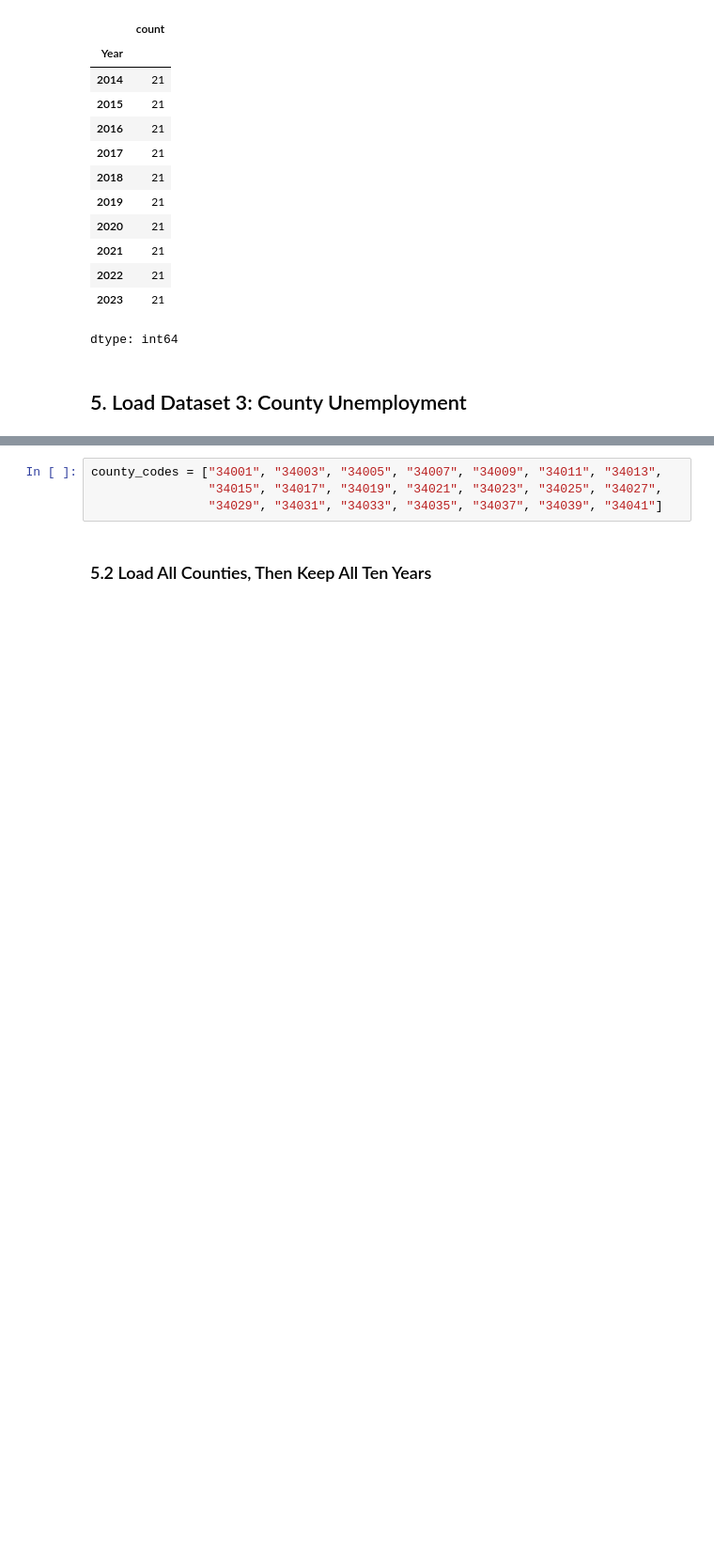
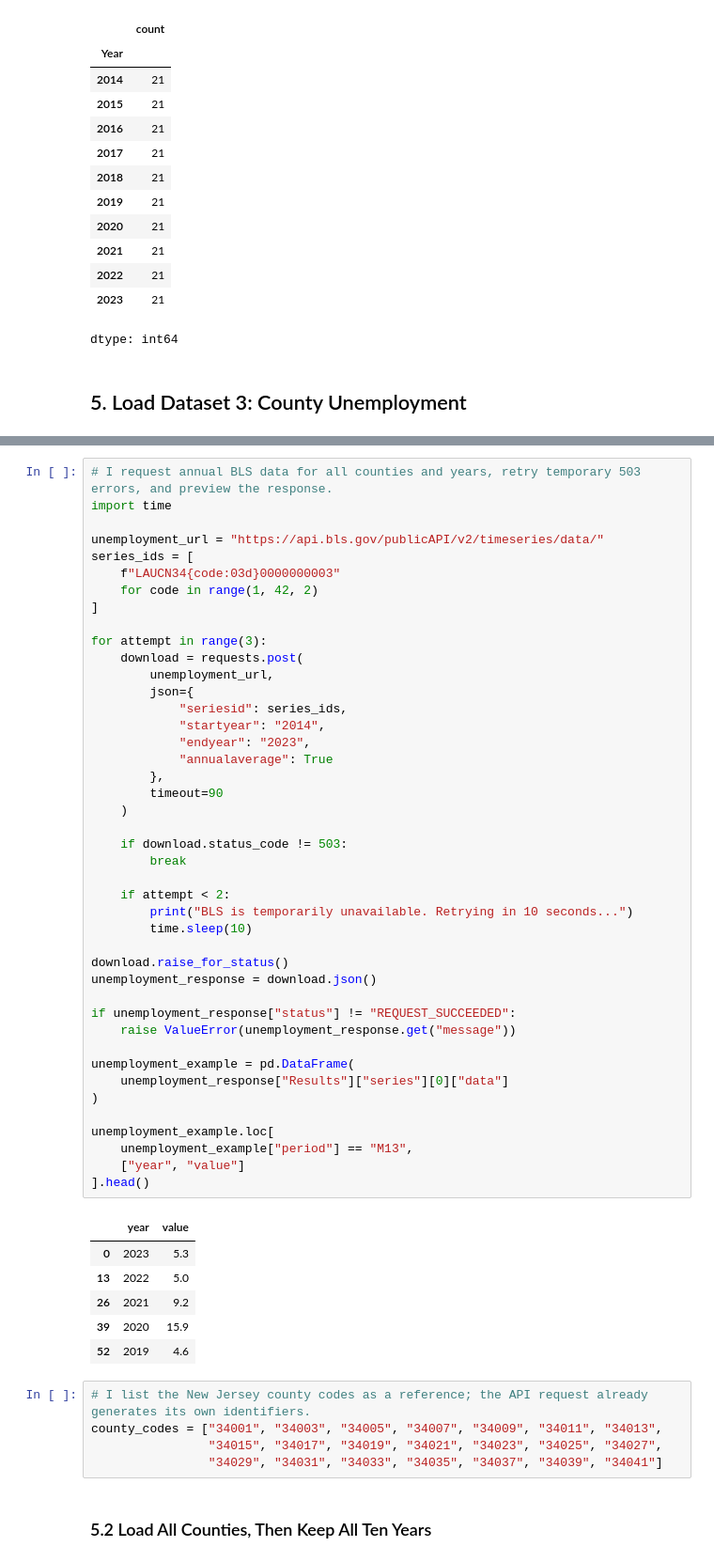
Before and after one commit to YathinKandakatla/DataManagement, a Jupyter notebook: PS3.ipynb, the cells around one changed output, grey strips where cells are left out. Shown at 94% size. Drawn from its saved outputs; the diff is of its cells as text; blank space fills up the shorter version.

```diff
--- a/PS3.ipynb
+++ b/PS3.ipynb
@@ -509,4 +532,55 @@ unemployment_example.head()
+# %%
+# I request annual BLS data for all counties and years, retry temporary 503 errors, and preview the response.
+import time
+
+unemployment_url = "https://api.bls.gov/publicAPI/v2/timeseries/data/"
+series_ids = [
+    f"LAUCN34{code:03d}0000000003"
+    for code in range(1, 42, 2)
+]
+
+for attempt in range(3):
+    download = requests.post(
+        unemployment_url,
+        json={
+            "seriesid": series_ids,
+            "startyear": "2014",
+            "endyear": "2023",
+            "annualaverage": True
+        },
+        timeout=90
+    )
+
+    if download.status_code != 503:
+        break
+
+    if attempt < 2:
+        print("BLS is temporarily unavailable. Retrying in 10 seconds...")
+        time.sleep(10)
+
+download.raise_for_status()
+unemployment_response = download.json()
+
+if unemployment_response["status"] != "REQUEST_SUCCEEDED":
+    raise ValueError(unemployment_response.get("message"))
+
+unemployment_example = pd.DataFrame(
+    unemployment_response["Results"]["series"][0]["data"]
+)
+
+unemployment_example.loc[
+    unemployment_example["period"] == "M13",
+    ["year", "value"]
+].head()
+# %% [output]
+|  | year | value |
+| 0 | 2023 | 5.3 |
+| 13 | 2022 | 5.0 |
+| 26 | 2021 | 9.2 |
+| 39 | 2020 | 15.9 |
+| 52 | 2019 | 4.6 |
 # %%
+# I list the New Jersey county codes as a reference; the API request already generates its own identifiers.
 county_codes = ["34001", "34003", "34005", "34007", "34009", "34011", "34013",
                 "34015", "34017", "34019", "34021", "34023", "34025", "34027",
                 "34029", "34031", "34033", "34035", "34037", "34039", "34041"]
```
Also changed, not shown: parts of 112 cells of this notebook.
